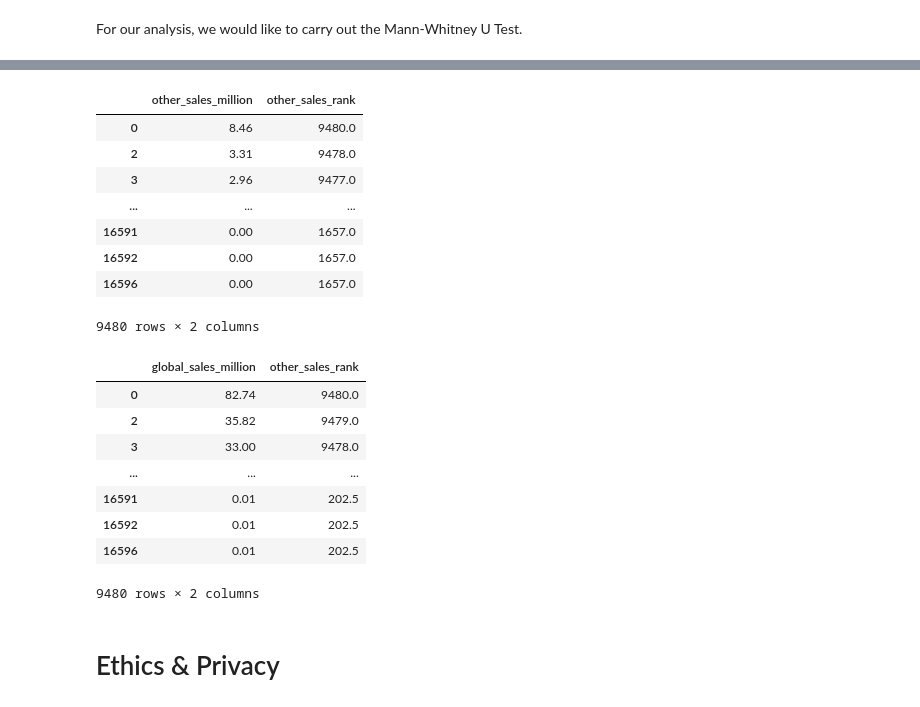
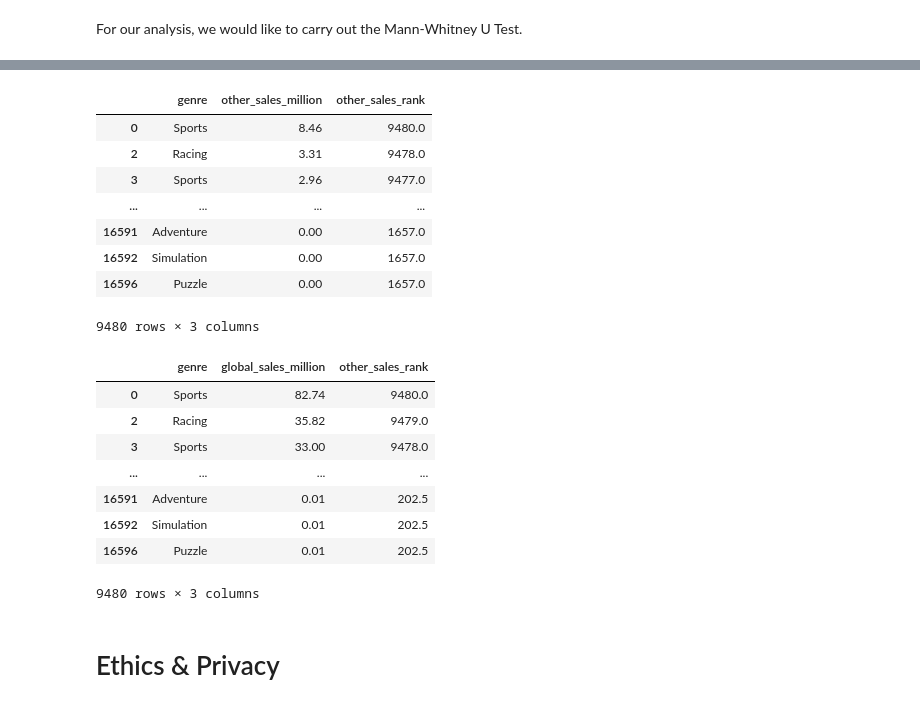
Before and after one commit to kvh8899/mostpopvidgame, a Jupyter notebook: FinalProject_group004_actual.ipynb, the cells around one changed output, grey strips where cells are left out. Saved outputs shown, nothing was run; the diff lists cells and outputs as text; code cells hidden in the pictures.

```diff
--- a/FinalProject_group004_actual.ipynb
+++ b/FinalProject_group004_actual.ipynb
@@ -316,31 +317,33 @@ jp_rank
 # %%
-other_rank = pd.DataFrame(sales['other_sales_million'])
+other_rank = sales.loc[:, ['genre', 'other_sales_million']]
+
 other_rank['other_sales_rank'] = other_rank['other_sales_million'].rank()
 other_rank
 # %% [output]
-|  | other_sales_million | other_sales_rank |
-| 0 | 8.46 | 9480.0 |
-| 2 | 3.31 | 9478.0 |
-| 3 | 2.96 | 9477.0 |
-| ... | ... | ... |
-| 16591 | 0.00 | 1657.0 |
-| 16592 | 0.00 | 1657.0 |
-| 16596 | 0.00 | 1657.0 |
+|  | genre | other_sales_million | other_sales_rank |
+| 0 | Sports | 8.46 | 9480.0 |
+| 2 | Racing | 3.31 | 9478.0 |
+| 3 | Sports | 2.96 | 9477.0 |
+| ... | ... | ... | ... |
+| 16591 | Adventure | 0.00 | 1657.0 |
+| 16592 | Simulation | 0.00 | 1657.0 |
+| 16596 | Puzzle | 0.00 | 1657.0 |
-9480 rows × 2 columns
+9480 rows × 3 columns
 # %%
-global_rank = pd.DataFrame(sales['global_sales_million'])
+global_rank = sales.loc[:, ['genre', 'global_sales_million']]
+
 global_rank['other_sales_rank'] = global_rank['global_sales_million'].rank()
 global_rank
 # %% [output]
-|  | global_sales_million | other_sales_rank |
-| 0 | 82.74 | 9480.0 |
-| 2 | 35.82 | 9479.0 |
-| 3 | 33.00 | 9478.0 |
-| ... | ... | ... |
-| 16591 | 0.01 | 202.5 |
-| 16592 | 0.01 | 202.5 |
-| 16596 | 0.01 | 202.5 |
+|  | genre | global_sales_million | other_sales_rank |
+| 0 | Sports | 82.74 | 9480.0 |
+| 2 | Racing | 35.82 | 9479.0 |
+| 3 | Sports | 33.00 | 9478.0 |
+| ... | ... | ... | ... |
+| 16591 | Adventure | 0.01 | 202.5 |
+| 16592 | Simulation | 0.01 | 202.5 |
+| 16596 | Puzzle | 0.01 | 202.5 |
-9480 rows × 2 columns
+9480 rows × 3 columns
 # %% [markdown]
 # Ethics & Privacy
 # %% [markdown]
```
Also changed, not shown: parts of 3 cells of this notebook.
